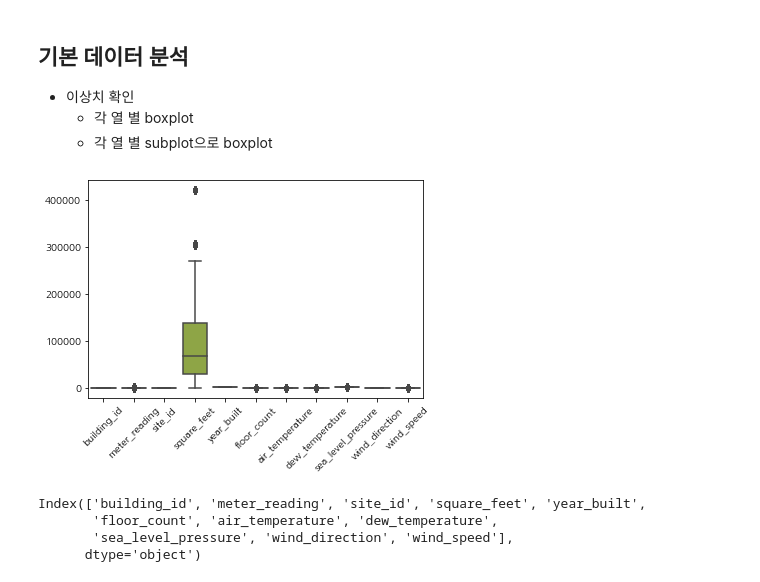
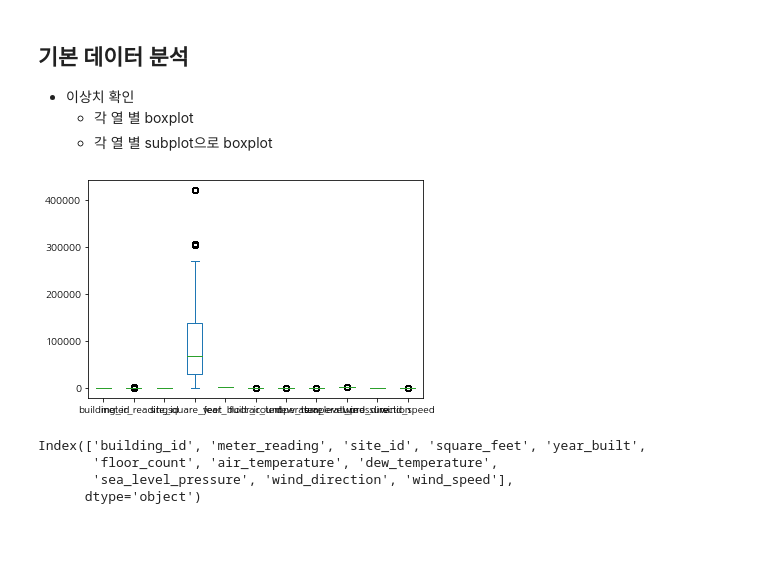
Before and after one commit to khakaa/KB_IT_academy_python, a Jupyter notebook: workshop/KB_WS_DAY14_Ensemble(빌딩 전력 소모량 예측)_박하린.ipynb, the cells around one changed output. Saved outputs shown, nothing was run; the diff lists cells and outputs as text; code cells hidden in the pictures; blank space fills up the shorter version.

```diff
--- a/workshop/KB_WS_DAY14_Ensemble(빌딩 전력 소모량 예측)_박하린.ipynb
+++ b/workshop/KB_WS_DAY14_Ensemble(빌딩 전력 소모량 예측)_박하린.ipynb
@@ -150,11 +150,12 @@ dtype: int64
      - 각 열 별 subplot으로 boxplot
 # %%
 # 각 열 별 boxplot
-sns.boxplot(data=df)
-plt.xticks(rotation=45)
+# sns.boxplot(data=df)
+# plt.xticks(rotation=45)
+df.plot.box()
 plt.show()
 # %% [output]
-[figure, old version]
+[figure, new version]
 # %%
 df.corr().index
 # %% [output]
```
Also changed, not shown: parts of 1 cell of this notebook, 1 other file.
